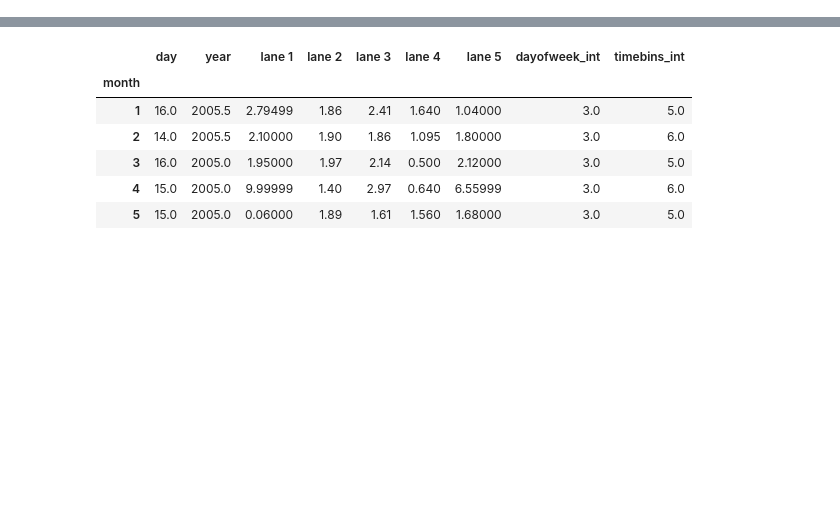
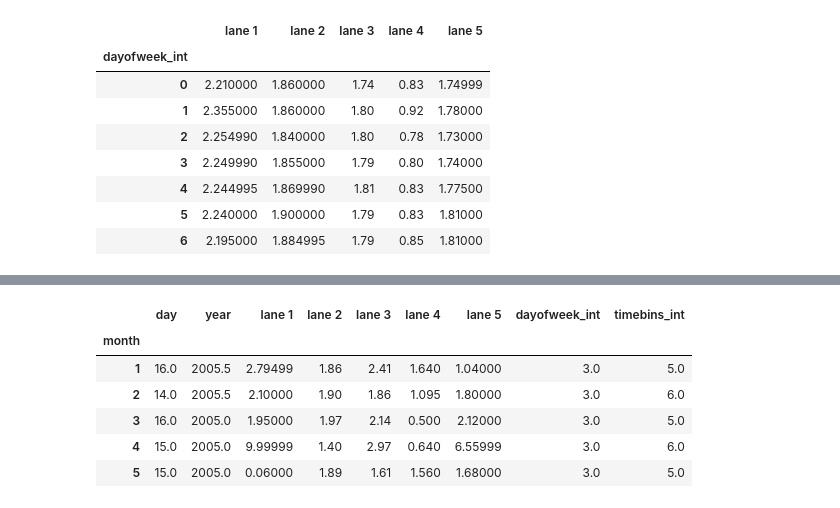
Before and after one commit to vishesh-sarinDXB/Dissolved_Oxygen_Analysis_Unsupervised, a Jupyter notebook: notebooks/do-rabee-pyf2-actual-consolidation-code.ipynb, the cells around one changed output, grey strips where cells are left out. Saved outputs shown, nothing was run; the diff lists cells and outputs as text; code cells hidden in the pictures; blank space fills up the shorter version.

```diff
--- a/notebooks/do-rabee-pyf2-actual-consolidation-code.ipynb
+++ b/notebooks/do-rabee-pyf2-actual-consolidation-code.ipynb
@@ -18,0 +17,12 @@ do_data_mtb_medians = do_data_mtb.median()
+# %%
+do_data_dayOfWeek_medians
+# %% [output]
+|  | lane 1 | lane 2 | lane 3 | lane 4 | lane 5 |
+| dayofweek_int |  |  |  |  |  |
+| 0 | 2.210000 | 1.860000 | 1.74 | 0.83 | 1.74999 |
+| 1 | 2.355000 | 1.860000 | 1.80 | 0.92 | 1.78000 |
+| 2 | 2.254990 | 1.840000 | 1.80 | 0.78 | 1.73000 |
+| 3 | 2.249990 | 1.855000 | 1.79 | 0.80 | 1.74000 |
+| 4 | 2.244995 | 1.869990 | 1.81 | 0.83 | 1.77500 |
+| 5 | 2.240000 | 1.900000 | 1.79 | 0.83 | 1.81000 |
+| 6 | 2.195000 | 1.884995 | 1.79 | 0.85 | 1.81000 |
```
Also changed, not shown: parts of 4 cells of this notebook, 1 other file.
